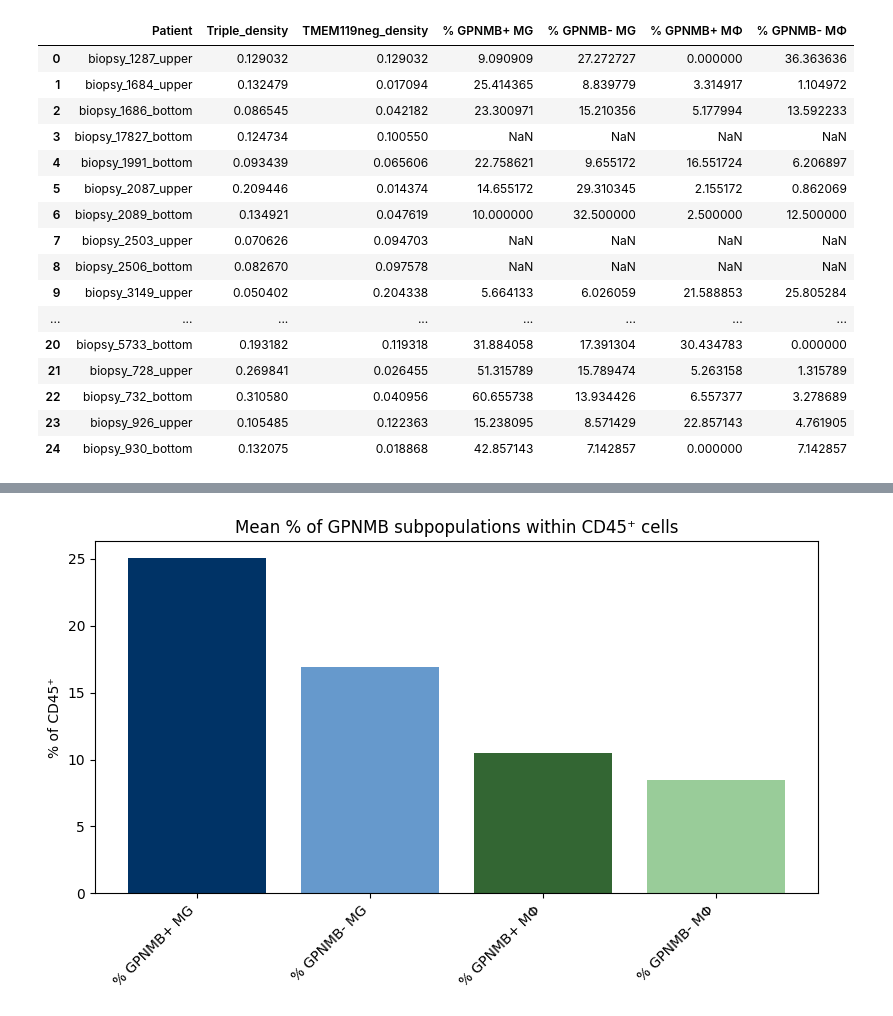
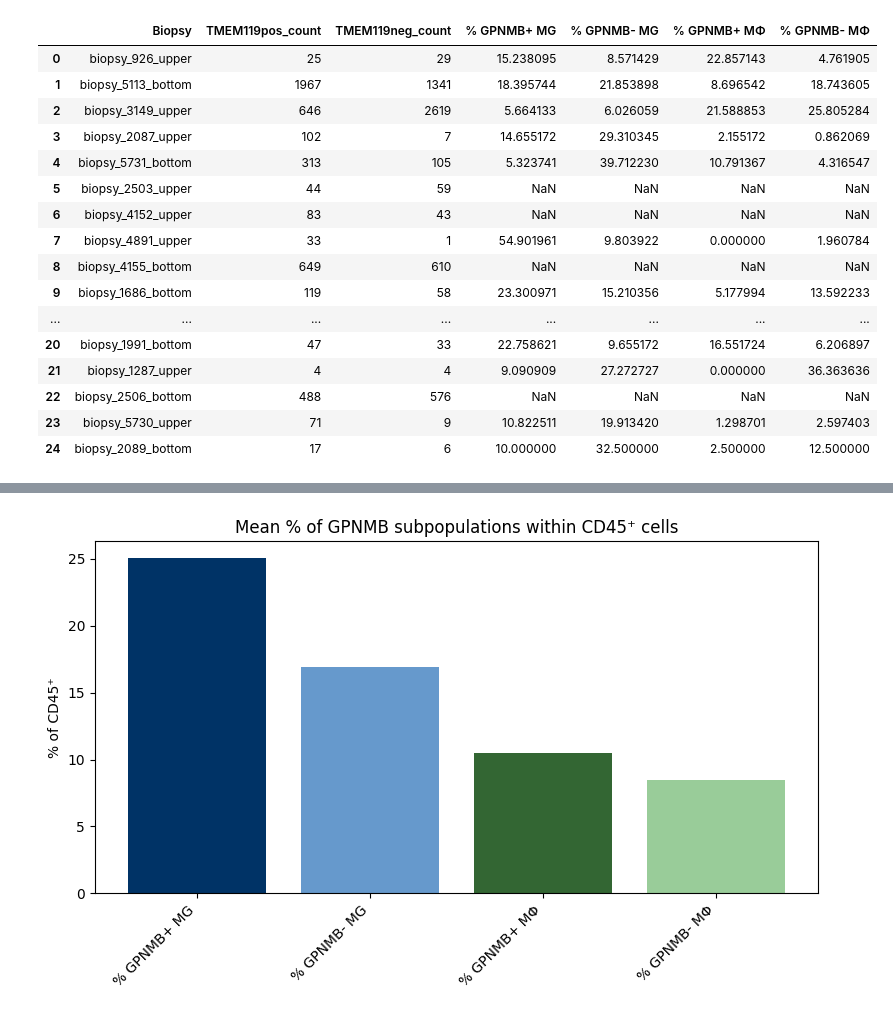
Before and after one commit to sadeghetemad/nencki-image-segmentation, a Jupyter notebook: notebooks/total_patient_analysis.ipynb, the cells around one changed output, grey strips where cells are left out. Saved outputs shown, nothing was run; the diff lists cells and outputs as text; code cells hidden in the pictures.

```diff
--- a/notebooks/total_patient_analysis.ipynb
+++ b/notebooks/total_patient_analysis.ipynb
@@ -81,54 +62,54 @@ for file_name, df in dfs.items():
     tmem_neg_density = tmem_neg.sum() / total_area
 
     row = {
-        "Patient": patient_id,
-        "Triple_density": triple_density,
-        "TMEM119neg_density": tmem_neg_density
+        "Biopsy": patient_id,
+        "TMEM119pos_count": triple_pos.sum(),
+        "TMEM119neg_count": tmem_neg.sum()
     }
 
     # ---- Problem 2 (only if GPNMB exists) ----
     if (
         markers["GPNMB"] in df.columns
         and patient_id not in exclude_ids
         and CD45_pos.sum() > 0
     ):
 
         thresholds["GPNMB"] = df[markers["GPNMB"]].mean()
         GPNMB_pos = df[markers["GPNMB"]] > thresholds["GPNMB"]
 
         GPNMB_pos_MG = (GPNMB_pos & CD68_pos & TMEM119_pos & CD45_pos).sum()
         GPNMB_neg_MG = ((~GPNMB_pos) & CD68_pos & TMEM119_pos & CD45_pos).sum()
         GPNMB_pos_Mphi = (GPNMB_pos & CD68_pos & (~TMEM119_pos) & CD45_pos).sum()
         GPNMB_neg_Mphi = ((~GPNMB_pos) & CD68_pos & (~TMEM119_pos) & CD45_pos).sum()
 
         total_CD45 = CD45_pos.sum()
 
         row.update({
             "% GPNMB+ MG": 100 * GPNMB_pos_MG / total_CD45,
             "% GPNMB- MG": 100 * GPNMB_neg_MG / total_CD45,
             "% GPNMB+ MΦ": 100 * GPNMB_pos_Mphi / total_CD45,
             "% GPNMB- MΦ": 100 * GPNMB_neg_Mphi / total_CD45
         })
 
     results.append(row)
 
 final_results = pd.DataFrame(results)
 final_results
 # %% [output]
-|  | Patient | Triple_density | TMEM119neg_density | % GPNMB+ MG | % GPNMB- MG | % GPNMB+ MΦ | % GPNMB- MΦ |
-| 0 | biopsy_1287_upper | 0.129032 | 0.129032 | 9.090909 | 27.272727 | 0.000000 | 36.363636 |
-| 1 | biopsy_1684_upper | 0.132479 | 0.017094 | 25.414365 | 8.839779 | 3.314917 | 1.104972 |
-| 2 | biopsy_1686_bottom | 0.086545 | 0.042182 | 23.300971 | 15.210356 | 5.177994 | 13.592233 |
-| 3 | biopsy_17827_bottom | 0.124734 | 0.100550 | NaN | NaN | NaN | NaN |
-| 4 | biopsy_1991_bottom | 0.093439 | 0.065606 | 22.758621 | 9.655172 | 16.551724 | 6.206897 |
-| 5 | biopsy_2087_upper | 0.209446 | 0.014374 | 14.655172 | 29.310345 | 2.155172 | 0.862069 |
-| 6 | biopsy_2089_bottom | 0.134921 | 0.047619 | 10.000000 | 32.500000 | 2.500000 | 12.500000 |
-| 7 | biopsy_2503_upper | 0.070626 | 0.094703 | NaN | NaN | NaN | NaN |
-| 8 | biopsy_2506_bottom | 0.082670 | 0.097578 | NaN | NaN | NaN | NaN |
-| 9 | biopsy_3149_upper | 0.050402 | 0.204338 | 5.664133 | 6.026059 | 21.588853 | 25.805284 |
+|  | Biopsy | TMEM119pos_count | TMEM119neg_count | % GPNMB+ MG | % GPNMB- MG | % GPNMB+ MΦ | % GPNMB- MΦ |
+| 0 | biopsy_926_upper | 25 | 29 | 15.238095 | 8.571429 | 22.857143 | 4.761905 |
+| 1 | biopsy_5113_bottom | 1967 | 1341 | 18.395744 | 21.853898 | 8.696542 | 18.743605 |
+| 2 | biopsy_3149_upper | 646 | 2619 | 5.664133 | 6.026059 | 21.588853 | 25.805284 |
+| 3 | biopsy_2087_upper | 102 | 7 | 14.655172 | 29.310345 | 2.155172 | 0.862069 |
+| 4 | biopsy_5731_bottom | 313 | 105 | 5.323741 | 39.712230 | 10.791367 | 4.316547 |
+| 5 | biopsy_2503_upper | 44 | 59 | NaN | NaN | NaN | NaN |
+| 6 | biopsy_4152_upper | 83 | 43 | NaN | NaN | NaN | NaN |
+| 7 | biopsy_4891_upper | 33 | 1 | 54.901961 | 9.803922 | 0.000000 | 1.960784 |
+| 8 | biopsy_4155_bottom | 649 | 610 | NaN | NaN | NaN | NaN |
+| 9 | biopsy_1686_bottom | 119 | 58 | 23.300971 | 15.210356 | 5.177994 | 13.592233 |
 | ... | ... | ... | ... | ... | ... | ... | ... |
-| 20 | biopsy_5733_bottom | 0.193182 | 0.119318 | 31.884058 | 17.391304 | 30.434783 | 0.000000 |
-| 21 | biopsy_728_upper | 0.269841 | 0.026455 | 51.315789 | 15.789474 | 5.263158 | 1.315789 |
-| 22 | biopsy_732_bottom | 0.310580 | 0.040956 | 60.655738 | 13.934426 | 6.557377 | 3.278689 |
-| 23 | biopsy_926_upper | 0.105485 | 0.122363 | 15.238095 | 8.571429 | 22.857143 | 4.761905 |
-| 24 | biopsy_930_bottom | 0.132075 | 0.018868 | 42.857143 | 7.142857 | 0.000000 | 7.142857 |
+| 20 | biopsy_1991_bottom | 47 | 33 | 22.758621 | 9.655172 | 16.551724 | 6.206897 |
+| 21 | biopsy_1287_upper | 4 | 4 | 9.090909 | 27.272727 | 0.000000 | 36.363636 |
+| 22 | biopsy_2506_bottom | 488 | 576 | NaN | NaN | NaN | NaN |
+| 23 | biopsy_5730_upper | 71 | 9 | 10.822511 | 19.913420 | 1.298701 | 2.597403 |
+| 24 | biopsy_2089_bottom | 17 | 6 | 10.000000 | 32.500000 | 2.500000 | 12.500000 |
```
Also changed, not shown: parts of 8 cells of this notebook.
